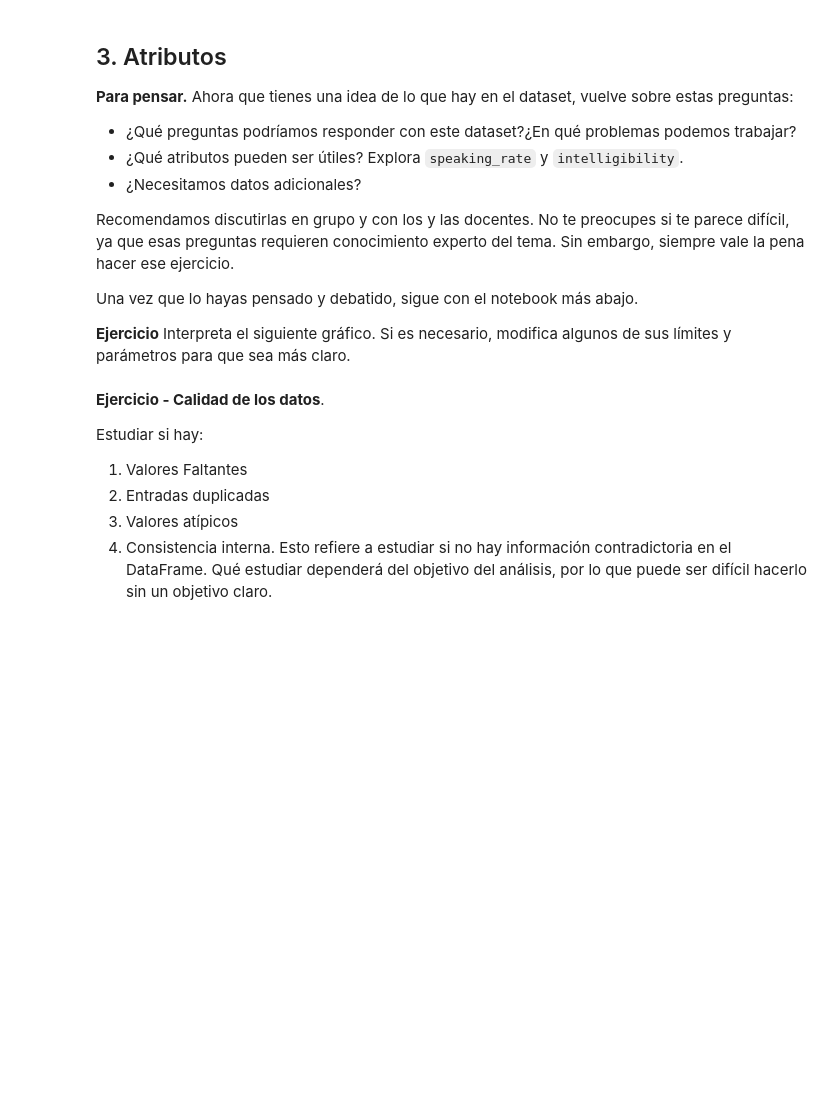
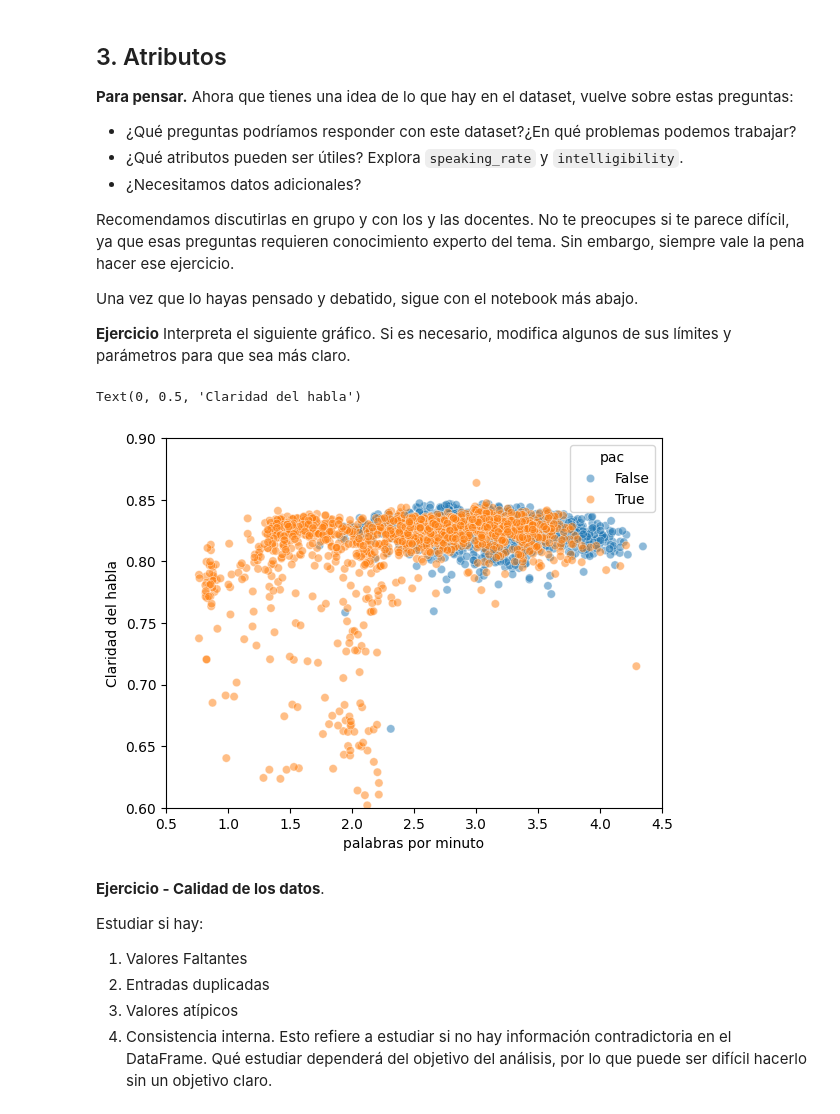
Before and after one commit to LuciaVazquez08/IntroduccionAprendisajeAutomatico, a Jupyter notebook: com/clase 1/analisis_exploratorio de datos.ipynb, the cells around one changed output. Drawn from its saved outputs; the diff is of its cells as text; code cells hidden in the pictures; blank space fills up the shorter version.

```diff
--- a/com/clase 1/analisis_exploratorio de datos.ipynb
+++ b/com/clase 1/analisis_exploratorio de datos.ipynb
@@ -119,7 +220,14 @@ Una vez que lo hayas pensado y debatido, sigue con el notebook más abajo.
 
 **Ejercicio** Interpreta el siguiente gráfico. Si es necesario, modifica algunos de sus límites y parámetros para que sea más claro.
 # %%
-sns.scatterplot(x='speaking_rate', y = 'intelligibility', data=data, hue='pac', alpha=0.05)
+sns.scatterplot(x='speaking_rate', y = 'intelligibility', data=data, hue='pac', alpha=0.5)
+plt.xlim(0.5, 4.5)
+plt.ylim(0.6, 0.9)
+plt.xlabel('palabras por minuto')
+plt.ylabel('Claridad del habla')
+# %% [output]
+Text(0, 0.5, 'Claridad del habla')
+[figure, added]
 # %% [markdown]
 **Ejercicio - Calidad de los datos**.
 
```
Also changed, not shown: parts of 13 cells of this notebook.
